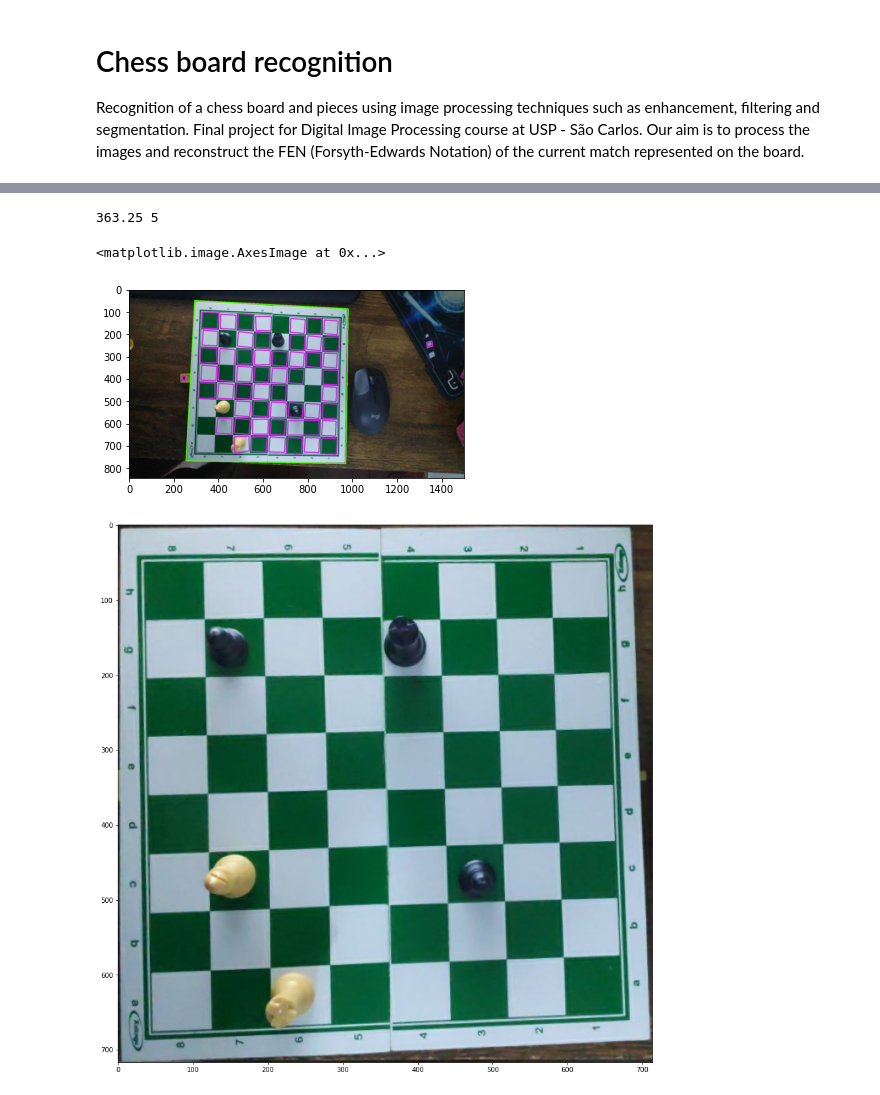
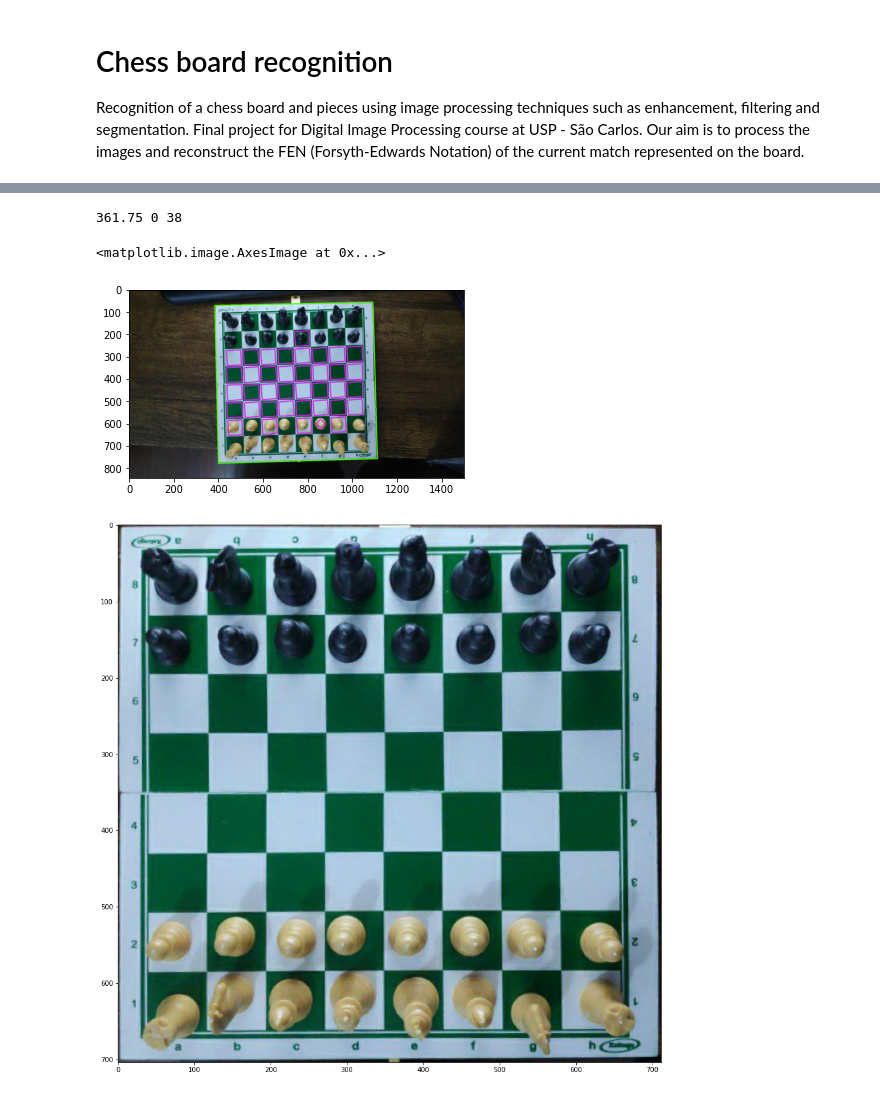
Before and after one commit to andrefakhoury/chess-board-recognition, a Jupyter notebook: notebook.ipynb, the cells around one changed output, grey strips where cells are left out. Saved outputs shown, nothing was run; the diff lists cells and outputs as text; code cells hidden in the pictures.

```diff
--- a/notebook.ipynb
+++ b/notebook.ipynb
@@ -31,10 +32,14 @@ from itertools import combinations
 
 %matplotlib inline
 # %%
-img = imageio.imread('my-data/image-20210616-221945.png')
+# read and resize the image
+img = imageio.imread('my-data/image-20210616-223122.png')
 w, h = img.shape[0], img.shape[1]
-w, h = 1500, int(1500 * w / h)
-img = cv2.resize(img, (w, h), interpolation = cv2.INTER_AREA)
+if w < h:
+    w, h = 1500, int(1500 * w / h)
+else:
+    w, h = int(1500 * h / w), 1500
+img = cv2.resize(img, (w, h), interpolation=cv2.INTER_AREA)
 print(img.shape)
 plt.imshow(img)
 # %% [output]
@@ -44,8 +49,9 @@ plt.imshow(img)
 # %%
+# extract edges
 edge_img = cv2.cvtColor(img, cv2.COLOR_RGB2GRAY)
 plt.imshow(edge_img, cmap='gray')
 plt.show()
-edge_img = cv2.GaussianBlur(edge_img, (11, 11), 2)
+edge_img = cv2.GaussianBlur(edge_img, (5, 5), 2)
 plt.imshow(edge_img, cmap='gray')
 plt.show()
 edge_img = cv2.Canny(edge_img, 20, 200)
@@ -55,13 +61,17 @@ edge_img = cv2.dilate(
             iterations=1
         )
 
+# find the contours
 contours, hierarchy = cv2.findContours(edge_img, cv2.RETR_TREE, cv2.CHAIN_APPROX_SIMPLE)
 
 plt.imshow(edge_img)
 plt.show()
+
+# aproximates every contour group to a simpler polygon
 for i in range(len(contours)):
     contours[i] = cv2.approxPolyDP(contours[i], 0.04 * cv2.arcLength(contours[i], True), True)
-    pass
+
+# draw the contours found
 image = np.copy(img)
 for i, c in enumerate(contours):
     if c.shape[0] <= 1:
@@ -80,9 +90,13 @@ plt.show()
 # %%
+# returns the angle between two vectors ab and ac
 def get_angle(ab, ac):
     x = np.clip((ab @ ac) / np.linalg.norm(ab) / np.linalg.norm(ac), -1, 1)
     return np.degrees(np.arccos(x)) if not np.isnan(x) else 0
 
+# check if the set of points form a square
 def check_square(points):
+    if len(points) != 4:
+        return 4 * 90 ** 2, 0
     a, b, c, d = np.squeeze(points)
     bcd = get_angle(b - c, d - c)
     cda = get_angle(c - d, a - d)
@@ -91,47 +105,67 @@ def check_square(points):
 
     return np.sum((np.array([bcd, cda, dab, abc]) - 90) ** 2), np.mean(np.abs([a - b, b - c, c - d, d - a]))
 
+# count how many squares are inside the square of index i
+def child_count(i, hierarchy, is_square):
+    j = hierarchy[0, i, 2]
+    if j < 0:
+        return 0
+
+    total = 0
+    while hierarchy[0, j, 0] > 0:
+        j = hierarchy[0, j, 0]
+    while j > 0:
+        if is_square[j]:
+            total += 1# + child_count(j, hierarchy, is_square)
+        j = hierarchy[0, j, 1]
+    return total
+
+# check each contour group to locate squares
+square_info = list(map(lambda contour: check_square(contour), contours))
+is_square = list(map(lambda info: info[0] < 4 * 10 ** 2 and info[1] > 10, square_info))
+
+# gets the largest square
 maxi, idx = 0, -1
 squares = []
-for i, contour in enumerate(contours):
-    if len(contour) == 4:
-        error, side = check_square(contour)
-        if side < 8:
-            continue
-        if error < 4 * 10 ** 2:
-            squares.append(contour)
-            if side > maxi:
-                maxi, idx = side, i
-print(maxi, idx)
+for i, square_flag, (error, side), contour in zip(range(len(contours)), is_square, square_info, contours):
+    if square_flag:
+        squares.append(contour)
+        if side > maxi:
+            maxi, idx = side, i
+print(maxi, idx, child_count(idx, hierarchy, is_square))
+
 image = np.copy(img)
 cv2.drawContours(image, squares, -1, (207, 35, 229), 3)
 cv2.drawContours(image, contours, idx, (70, 255, 0), 3)
 plt.imshow(image)
 # %% [output]
-363.25 5
+361.75 0 38
 <matplotlib.image.AxesImage at 0x...>
-[figure, old version]
+[figure, new version]
 # %%
+# rotate and crop the image, given the points of the new border
 def crop_image(image, points):
     points = np.squeeze(points)
     low, high = points[np.lexsort((points[:, 1], points[:, 0]))[:2]]
     angle = -get_angle(np.array([0, 1]), high - low)
-    if angle < 0:
-        angle, low, high = 180 + angle, high, low
+    #image[low[1]-10:low[1]+10, low[0]-10:low[0]+10] = (255, 0, 0)
+    #image[high[1]-10:high[1]+10, high[0]-10:high[0]+10] = (0, 255, 255)
+    if angle < -90:
+        angle, low, high = angle + 180, high, low
 
-    rot = cv2.getRotationMatrix2D((int(low[1]), int(low[0])), angle, 1.0)
+    rot = cv2.getRotationMatrix2D((int(low[0]), int(low[1])), angle, 1.0)
     h, w = image.shape[:2]
     image = cv2.warpAffine(image, rot, (w, h))
     points = np.concatenate((points, np.ones(points.shape[0]).reshape((-1, 1))), axis=1)
     points = (rot @ points.T).T.astype(np.int32)
 
     image = image[points[:, 1].min():points[:, 1].max(), points[:, 0].min():points[:, 0].max()]
     return image
 
 cropped = crop_image(img, contours[idx])
 
 plt.figure(figsize=(15, 15))
 plt.imshow(cropped)
 imageio.imwrite('out.png', cropped)
 # %% [output]
-[figure, old version]
+[figure, new version]
```
Also changed, not shown: parts of 7 cells of this notebook.
